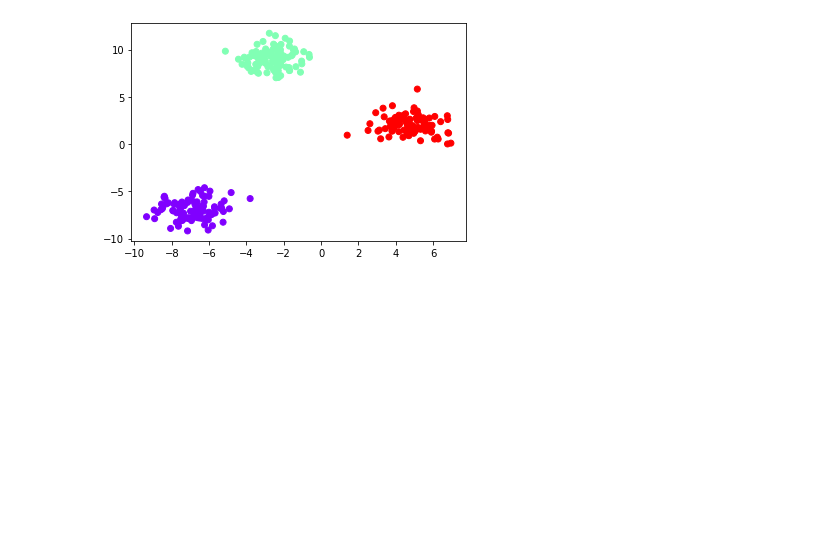
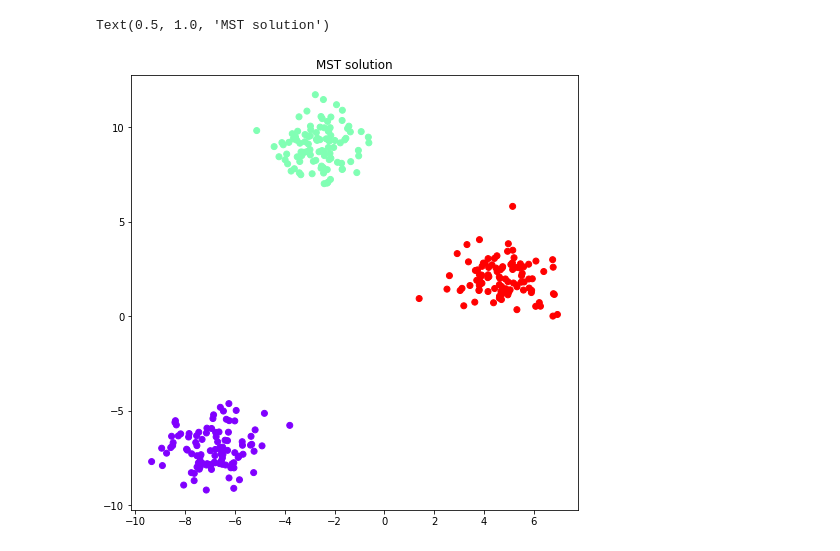
Before and after one commit to PolGonzalez/Kclusters, a Jupyter notebook: 2D_Dataset_Generator.ipynb, the cells around one changed output. Saved outputs shown, nothing was run; the diff lists cells and outputs as text; code cells hidden in the pictures; blank space fills up the shorter version.

```diff
--- a/2D_Dataset_Generator.ipynb
+++ b/2D_Dataset_Generator.ipynb
@@ -37,12 +44,16 @@ plt.title("K means solution")
 # %%
 #MST solution
 model = MSTClustering(cutoff=k-1)
 y_pred_mst = model.fit_predict(points)
 
 #print clusters
+plt.figure(figsize=(8, 8))
+
 plt.scatter(points[:, 0], points[:, 1], c=y_pred_mst, cmap='rainbow');
+plt.title("MST solution")
 # %% [output]
+Text(0.5, 1.0, 'MST solution')
-[figure, old version]
+[figure, new version]
 # %%
 
 #generate matrix distance
```
Also changed, not shown: parts of 3 cells of this notebook, 4 other files.
